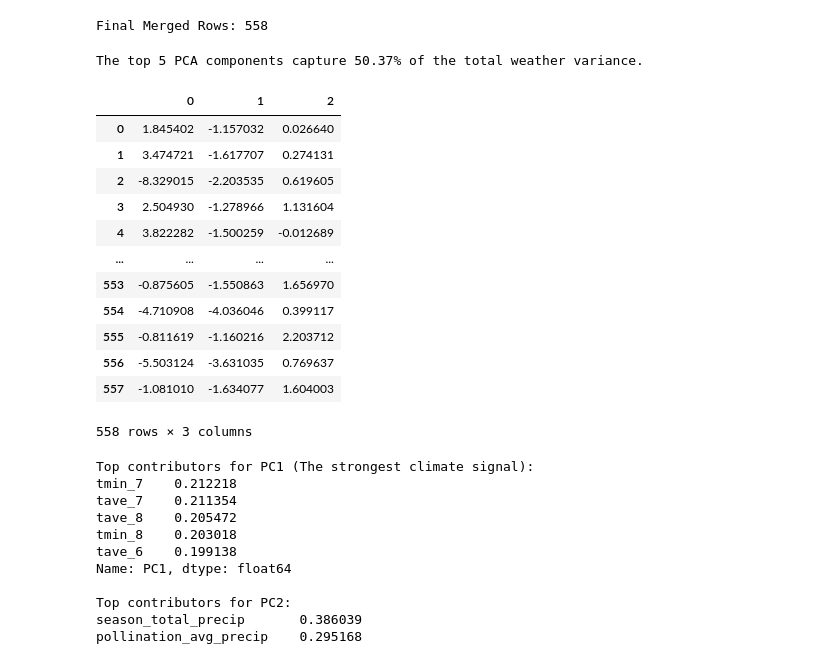
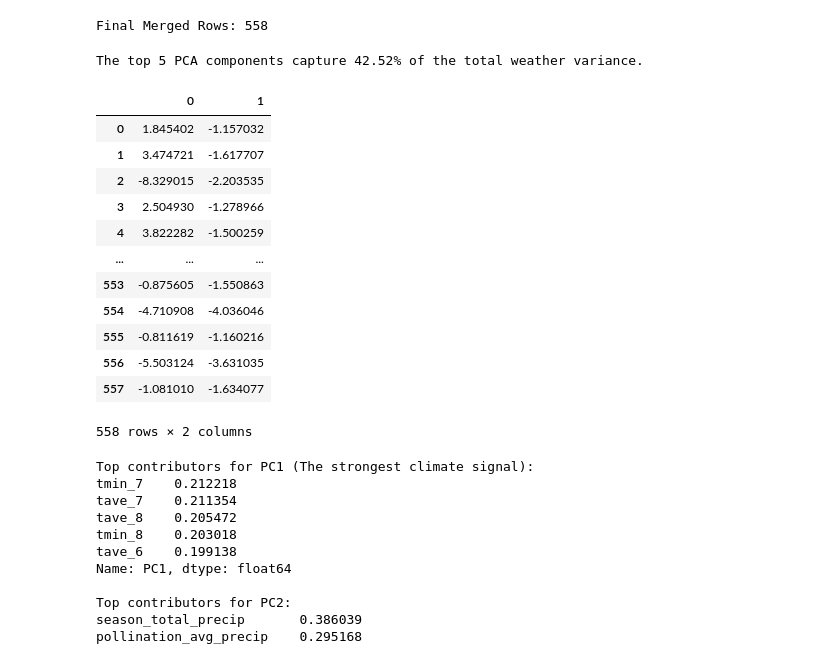
Before and after one commit to ShunIde/Crop-Yield-Prediction-Project, a Jupyter notebook: Crop Yield Project/crop_yield_prediction_pca.ipynb, the cells around one changed output. Cells and saved outputs as stored; diff of their text form; code cells hidden in the pictures.

```diff
--- a/Crop Yield Project/crop_yield_prediction_pca.ipynb
+++ b/Crop Yield Project/crop_yield_prediction_pca.ipynb
@@ -160,48 +160,48 @@ Final Merged Rows: 558
 from sklearn.decomposition import PCA
 from sklearn.preprocessing import StandardScaler
 from sklearn.manifold import TSNE
 import plotly.express as px
 
 # 1. Select only the weather columns (month_1 to month_12 for all 4 types)
 # This excludes 'year', 'county', and 'yield'
 weather_cols = [col for col in merged_df.columns if any(var in col for var in ['precip', 'tmax', 'tmin', 'tave'])]
 X = merged_df[weather_cols]
 
 # 2. Standardize the features (Mean=0, Variance=1)
 scaler = StandardScaler()
 X_scaled = scaler.fit_transform(X)
 
 # 3. Apply PCA
 # Let's start by reducing 48 variables down to 2 "Climate Components"
-pca = PCA(n_components=3)
+pca = PCA(n_components=2)
 X_pca = pca.fit_transform(X_scaled)
 
 tsne = TSNE(n_components=2, perplexity=40, random_state=42, init='pca', learning_rate='auto')
 X_tsne = tsne.fit_transform(X_scaled)
 
 
 # Make visualization here
 pca_data = pd.DataFrame(X_pca)
 
 # 4. Check how much information we kept
 explained_variance = sum(pca.explained_variance_ratio_) * 100
 print(f"The top 5 PCA components capture {explained_variance:.2f}% of the total weather variance.")
 pca_data
 # %% [output]
-The top 5 PCA components capture 50.37% of the total weather variance.
+The top 5 PCA components capture 42.52% of the total weather variance.
-|  | 0 | 1 | 2 |
-| 0 | 1.845402 | -1.157032 | 0.026640 |
-| 1 | 3.474721 | -1.617707 | 0.274131 |
-| 2 | -8.329015 | -2.203535 | 0.619605 |
-| 3 | 2.504930 | -1.278966 | 1.131604 |
-| 4 | 3.822282 | -1.500259 | -0.012689 |
-| ... | ... | ... | ... |
-| 553 | -0.875605 | -1.550863 | 1.656970 |
-| 554 | -4.710908 | -4.036046 | 0.399117 |
-| 555 | -0.811619 | -1.160216 | 2.203712 |
-| 556 | -5.503124 | -3.631035 | 0.769637 |
-| 557 | -1.081010 | -1.634077 | 1.604003 |
+|  | 0 | 1 |
+| 0 | 1.845402 | -1.157032 |
+| 1 | 3.474721 | -1.617707 |
+| 2 | -8.329015 | -2.203535 |
+| 3 | 2.504930 | -1.278966 |
+| 4 | 3.822282 | -1.500259 |
+| ... | ... | ... |
+| 553 | -0.875605 | -1.550863 |
+| 554 | -4.710908 | -4.036046 |
+| 555 | -0.811619 | -1.160216 |
+| 556 | -5.503124 | -3.631035 |
+| 557 | -1.081010 | -1.634077 |
-558 rows × 3 columns
+558 rows × 2 columns
 # %%
 import pandas as pd
 import plotly.express as px
```
Also changed, not shown: parts of 4 cells of this notebook, 1 other file.
